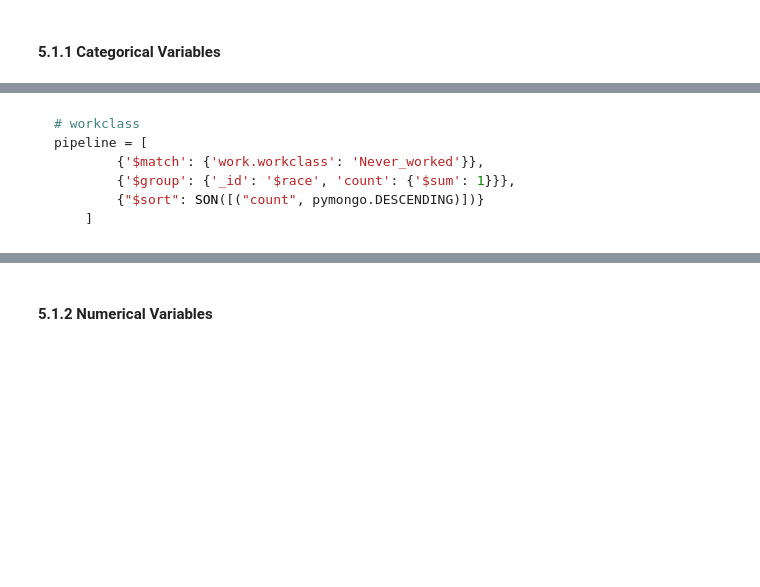
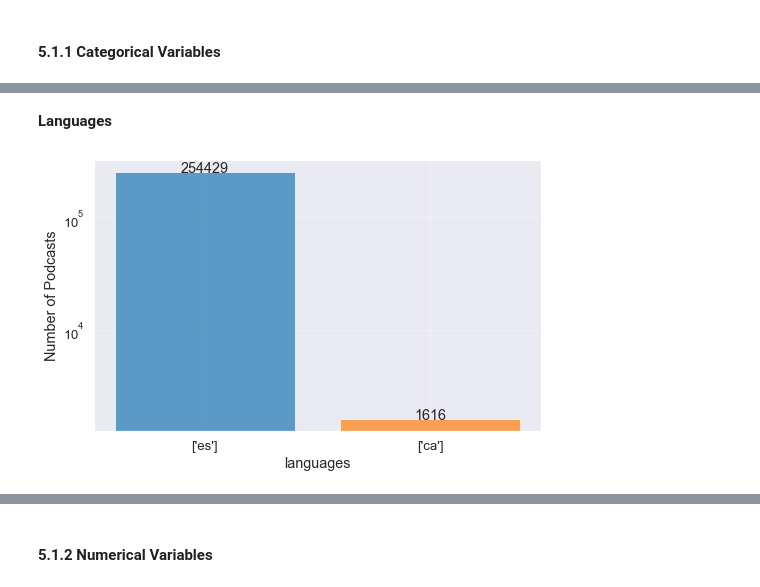
Before and after one commit to xaviercucurull/BDA-Podcasts, a Jupyter notebook: BDA_Final_Project.ipynb, the cells around one changed output, grey strips where cells are left out. Cells and saved outputs as stored; diff of their text form; code cells hidden in the pictures; blank space fills up the shorter version.

Commit message:
Update report - Categorical freq

````diff
--- a/BDA_Final_Project.ipynb
+++ b/BDA_Final_Project.ipynb
@@ -471,9 +477,14 @@ After cleaning the database by removing duplicate shows and podcasts that don't
 # Use Matplotlib and Seaborn for visualization
 import seaborn as sns
 import matplotlib.pyplot as plt
+from matplotlib.cm import get_cmap
+from matplotlib.pyplot import figure
 import numpy as np
 
 sns.set(font_scale=1.2)
+
+cmap = get_cmap('tab20')
+TABLEAU_COLORS = [cmap(i/10) for i in range(20)]
 # %% [markdown]
 ### 5.1. Exploratory Data Analysis
 
@@ -493,12 +504,32 @@ def categorical_count(collection, field):
 
     return labels, counts
 
-def plot_count(collection, field):
+def plot_count_categorical(collection, field, yscale='linear', figsize=None, annotate=False, title=""):
+    if figsize is None:
+        figsize = (8, 5)
+
     labels, counts = categorical_count(collection, field)
 
-    figure(figsize=(8, 5))
-    sns.barplot(x=labels, y=counts)
+    # Sort labels
+    labels = [x for _,x in sorted(zip(counts,labels), reverse=True)]
+    counts.sort(reverse=True)
+
+    figure(figsize=figsize)
+    plt.bar(labels, counts, alpha=0.7, color=TABLEAU_COLORS[:2])
+
+    if title:
+        plt.title(title)
+
+    plt.grid(True, alpha=0.3)
     plt.xlabel(field)
     plt.ylabel("Number of Podcasts");
+    plt.yscale(yscale)
+
+    # Adding annotations:
+    # TODO iterate
+    if annotate:
+        for i in range(len(counts)):
+            plt.annotate(str(counts[i]), xy=(i, counts[i]),
+                 xytext=(i, counts[i]), ha = 'center')
 # %% [markdown]
 #### 5.1.1 Categorical Variables
@@ -592,9 +535,0 @@ Text(1, 2017, '1617')
-# %% [markdown]
-``` python
-# workclass
-pipeline = [
-        {'$match': {'work.workclass': 'Never_worked'}},
-        {'$group': {'_id': '$race', 'count': {'$sum': 1}}},
-        {"$sort": SON([("count", pymongo.DESCENDING)])}
-    ]
-```
@@ -605,0 +536,7 @@ plt.ylabel("Frequency  ->");
+# %% [markdown]
+**Languages**
+# %%
+# Languages
+plot_count_categorical(podcasts_prep, 'languages', yscale='log', annotate=True)
+# %% [output]
+[figure, added]
````
Also changed, not shown: parts of 28 cells of this notebook.
